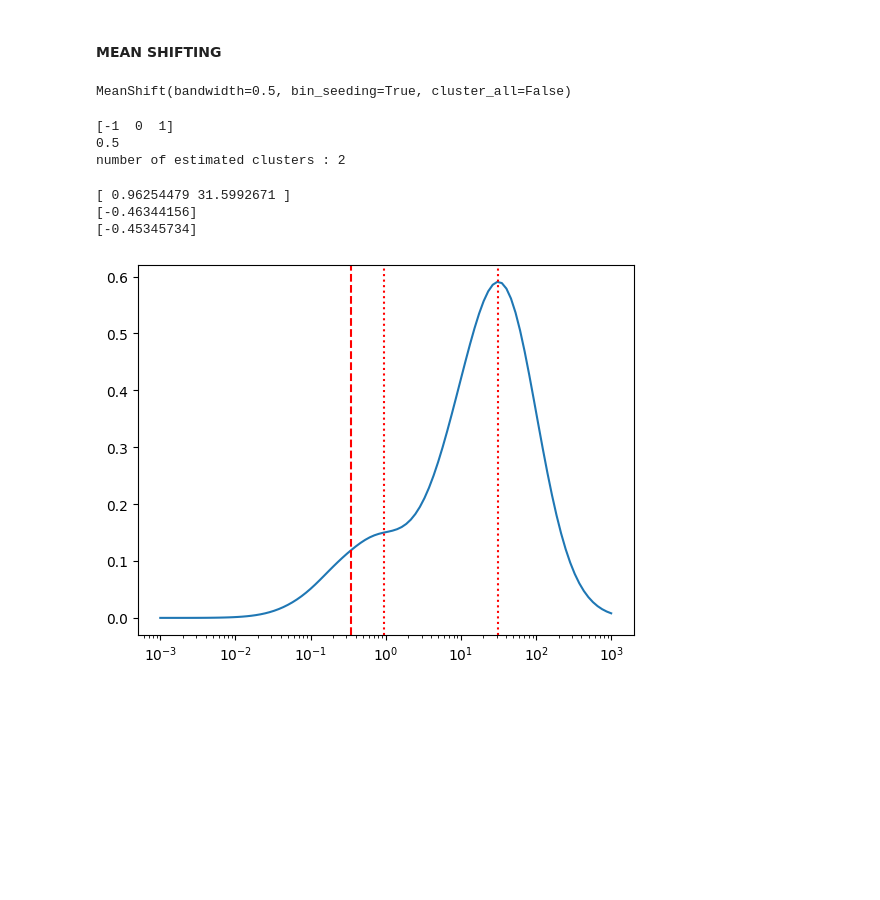
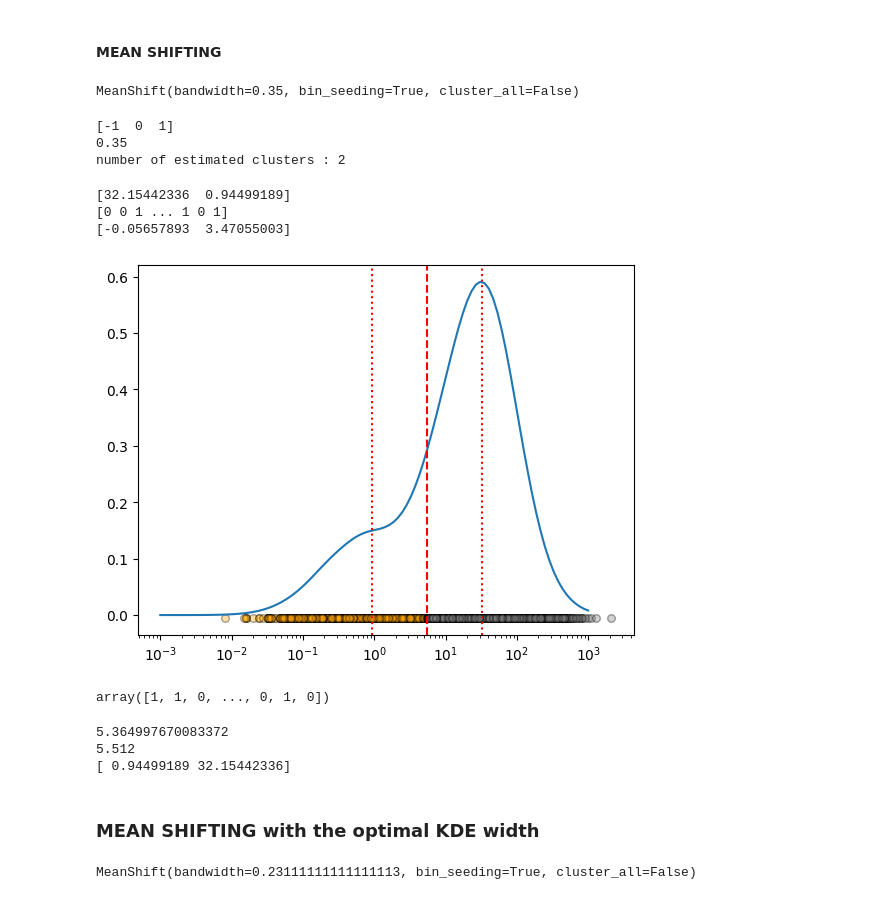
Before and after one commit to Sofiadossena/astrostatistics_bicocca_2025, a Jupyter notebook: working/14_GammaRayBursts.ipynb, the cells around one changed output. Saved outputs shown, nothing was run; the diff lists cells and outputs as text; code cells hidden in the pictures; blank space fills up the shorter version.

```diff
--- a/working/14_GammaRayBursts.ipynb
+++ b/working/14_GammaRayBursts.ipynb
@@ -221,51 +223,82 @@ plt.axvline(edge,c='red',ls='dashed');
 # %% [markdown]
 #### MEAN SHIFTING
 # %%
-scaler = preprocessing.StandardScaler()
-bandwidth = 0.5
-ms = MeanShift(bandwidth=bandwidth, bin_seeding=True, cluster_all=False)
-ms.fit(scaler.fit_transform(skT90))
+scaler2 = preprocessing.StandardScaler()
+bandwidth = 0.35
+ms2 = MeanShift(bandwidth=bandwidth, bin_seeding=True, cluster_all=False)
+ms2.fit(scaler2.fit_transform(skT90))
 # %% [output]
-MeanShift(bandwidth=0.5, bin_seeding=True, cluster_all=False)
+MeanShift(bandwidth=0.35, bin_seeding=True, cluster_all=False)
 # %%
-labels_unique = np.unique(ms.labels_)
+labels_unique = np.unique(ms2.labels_)
 n_clusters = len(labels_unique[labels_unique >= 0])
 print(labels_unique)
 print(bandwidth)
 print("number of estimated clusters :", n_clusters)
 # %% [output]
 [-1  0  1]
-0.5
+0.35
 number of estimated clusters : 2
 # %%
-# inverse trasform to find centers in original space
-cluster_centers = scaler.inverse_transform(ms.cluster_centers_)
+#inverse transform the cluster centers
+cluster_centers = scaler2.inverse_transform(ms2.cluster_centers_)
 cluster_centers=10**np.squeeze(cluster_centers)
+print(cluster_centers)
 
-labels2 = ms.predict(skT90)
+labels2= ms2.predict(scaler2.transform(skT90))
+
+
+print(labels2)
+
+data_linear = 10**skT90
 
 if cluster_centers[0]>cluster_centers[1]:
     cluster_centers=cluster_centers[::-1] # Reverse array
-    labels2 = np.array(~np.array(labels2,dtype='bool'),dtype='int') # Swap 0 <--> 1
+    labels2 = np.logical_not(labels2).astype(int) # Swap 0 <--> 1
 cluster_centers, labels2
 
-print(cluster_centers)
+print(np.log(cluster_centers))
 
-edge2 = 10**np.mean([max(skT90[labels2==0]), min(skT90[labels2==1]) ])
+edge2 = np.mean([max(data_linear[labels2 == 0]), min(data_linear[labels2 == 1])])
 
-print(max(skT90[labels2==0]))
-print(min(skT90[labels2==1]))
 plt.plot(xgrid,pdf)
 plt.semilogx()
+
+colors = ['orange', 'grey', 'blue', 'green', 'purple', 'brown']
+for label in np.unique(labels2):
+    plt.scatter(data_linear[labels2 == label], np.zeros_like(data_linear[labels2 == label]) - 0.005,  color=colors[label],s=30, facecolors=colors[label],
+                edgecolors='k',
+                alpha=0.35,
+                label=f'Cluster {label}')
 
 for v in cluster_centers:
     plt.axvline(v, c='red',ls='dotted')
 plt.axvline(edge2,c='red',ls='dashed');
-
-
+plt.semilogx()
 plt.show()
 # %% [output]
-[ 0.96254479 31.5992671 ]
-[-0.46344156]
-[-0.45345734]
+[32.15442336  0.94499189]
+[0 0 1 ... 1 0 1]
+[-0.05657893  3.47055003]
-[figure, old version]
+[figure, new version]
+array([1, 1, 0, ..., 0, 1, 0])
+# %%
+print(edge)
+print(edge2)
+
+print(cluster_centers) #mean of the clusters
+# %% [output]
+5.364997670083372
+5.512
+[ 0.94499189 32.15442336]
+# %% [markdown]
+### MEAN SHIFTING with the optimal KDE width
+# %%
+scaler2 = preprocessing.StandardScaler()
+bandwidth = h_opt
+ms2 = MeanShift(bandwidth=bandwidth, bin_seeding=True, cluster_all=False)
+ms2.fit(scaler2.fit_transform(skT90))
+
+#with the optimal does not work
+# %% [output]
+MeanShift(bandwidth=0.23111111111111113, bin_seeding=True, cluster_all=False)
```
Also changed, not shown: parts of 5 cells of this notebook, 2 other files.
